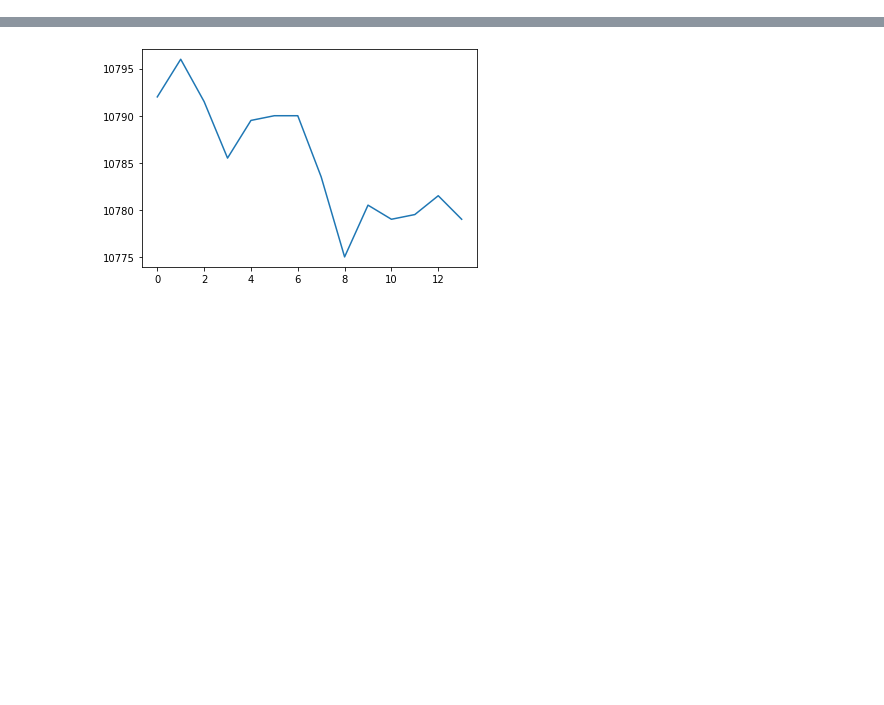
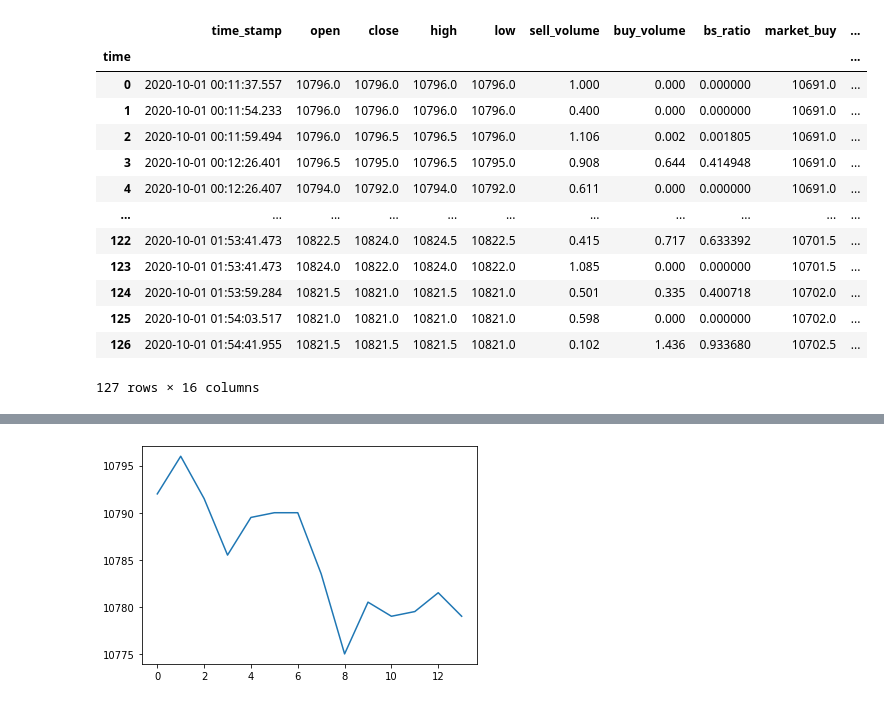
Before and after one commit to yasstake/ftxmmf, a Jupyter notebook: notebook/board_merge.ipynb, the cells around one changed output, grey strips where cells are left out. Saved outputs shown, nothing was run; the diff lists cells and outputs as text; code cells hidden in the pictures; blank space fills up the shorter version.

```diff
--- a/notebook/board_merge.ipynb
+++ b/notebook/board_merge.ipynb
@@ -29,0 +25,9 @@ print(history.end_time)
+# %%
+history1.merge_log(history2)
+history1.setup_dollar_bar(tick_vol=1)
+history1.update_price()
+history1.update_q_value()
+print(len(history1.dollar_bar))
+
+history1.dollar_bar
+# %% [output]
@@ -29,0 +54,14 @@ print(history.end_time)
+|  | time_stamp | open | close | high | low | sell_volume | buy_volume | bs_ratio | market_buy | ... |
+| time |  |  |  |  |  |  |  |  |  | ... |
+| 0 | 2020-10-01 00:11:37.557 | 10796.0 | 10796.0 | 10796.0 | 10796.0 | 1.000 | 0.000 | 0.000000 | 10691.0 | ... |
+| 1 | 2020-10-01 00:11:54.233 | 10796.0 | 10796.0 | 10796.0 | 10796.0 | 0.400 | 0.000 | 0.000000 | 10691.0 | ... |
+| 2 | 2020-10-01 00:11:59.494 | 10796.0 | 10796.5 | 10796.5 | 10796.0 | 1.106 | 0.002 | 0.001805 | 10691.0 | ... |
+| 3 | 2020-10-01 00:12:26.401 | 10796.5 | 10795.0 | 10796.5 | 10795.0 | 0.908 | 0.644 | 0.414948 | 10691.0 | ... |
+| 4 | 2020-10-01 00:12:26.407 | 10794.0 | 10792.0 | 10794.0 | 10792.0 | 0.611 | 0.000 | 0.000000 | 10691.0 | ... |
+| ... | ... | ... | ... | ... | ... | ... | ... | ... | ... | ... |
+| 122 | 2020-10-01 01:53:41.473 | 10822.5 | 10824.0 | 10824.5 | 10822.5 | 0.415 | 0.717 | 0.633392 | 10701.5 | ... |
+| 123 | 2020-10-01 01:53:41.473 | 10824.0 | 10822.0 | 10824.0 | 10822.0 | 1.085 | 0.000 | 0.000000 | 10701.5 | ... |
+| 124 | 2020-10-01 01:53:59.284 | 10821.5 | 10821.0 | 10821.5 | 10821.0 | 0.501 | 0.335 | 0.400718 | 10702.0 | ... |
+| 125 | 2020-10-01 01:54:03.517 | 10821.0 | 10821.0 | 10821.0 | 10821.0 | 0.598 | 0.000 | 0.000000 | 10702.0 | ... |
+| 126 | 2020-10-01 01:54:41.955 | 10821.5 | 10821.5 | 10821.5 | 10821.0 | 0.102 | 1.436 | 0.933680 | 10702.5 | ... |
+127 rows × 16 columns
```
Also changed, not shown: parts of 11 cells of this notebook, 2 other files.
